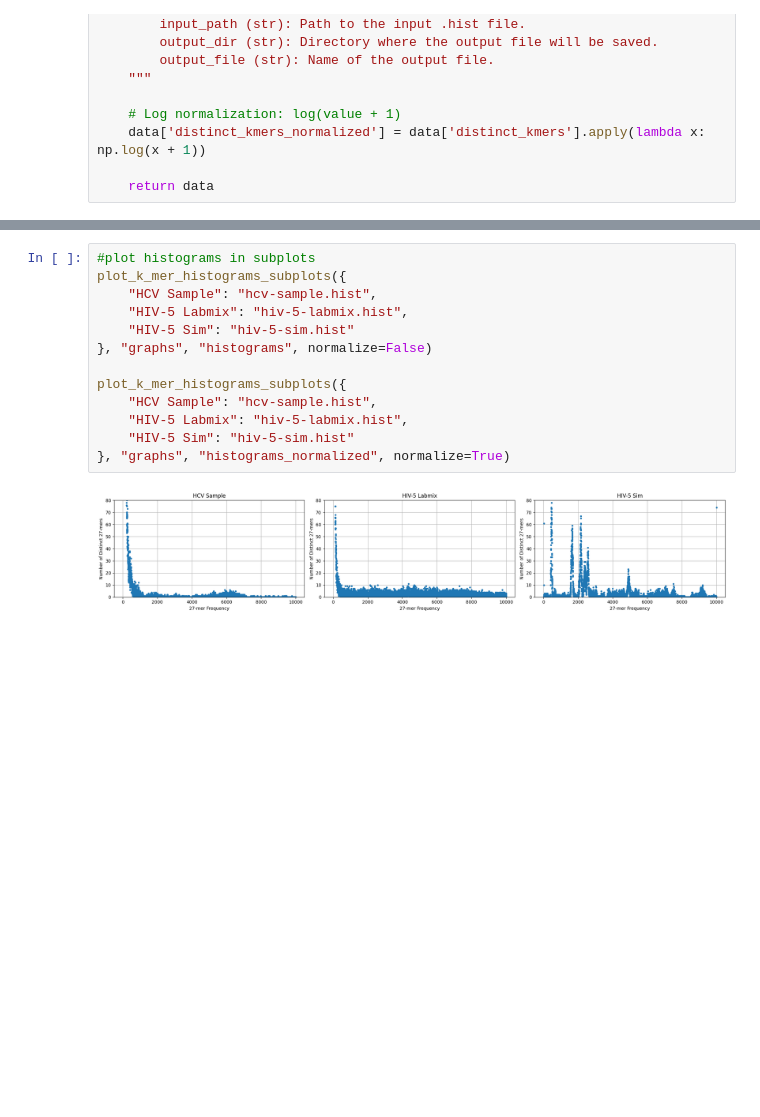
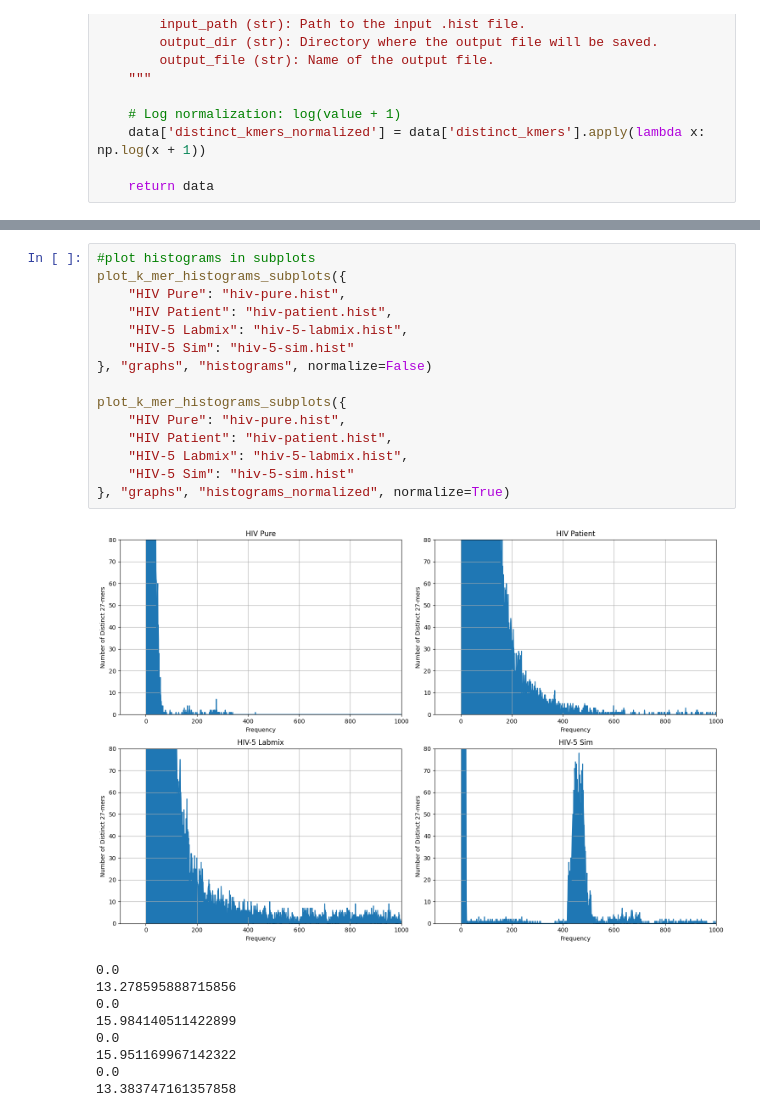
Before and after one commit to JoyceS13/viral-kmer-frequency-spectra, a Jupyter notebook: plotting.ipynb, the cells around one changed output, grey strips where cells are left out. Saved outputs shown, nothing was run; the diff lists cells and outputs as text; blank space fills up the shorter version.

```diff
--- a/plotting.ipynb
+++ b/plotting.ipynb
@@ -171,15 +220,25 @@ plot_kmer_histograms({
 # %%
 #plot histograms in subplots
 plot_k_mer_histograms_subplots({
-    "HCV Sample": "hcv-sample.hist",
+    "HIV Pure": "hiv-pure.hist",
+    "HIV Patient": "hiv-patient.hist",
     "HIV-5 Labmix": "hiv-5-labmix.hist",
     "HIV-5 Sim": "hiv-5-sim.hist"
 }, "graphs", "histograms", normalize=False)
 
 plot_k_mer_histograms_subplots({
-    "HCV Sample": "hcv-sample.hist",
+    "HIV Pure": "hiv-pure.hist",
+    "HIV Patient": "hiv-patient.hist",
     "HIV-5 Labmix": "hiv-5-labmix.hist",
     "HIV-5 Sim": "hiv-5-sim.hist"
 }, "graphs", "histograms_normalized", normalize=True)
 # %% [output]
-[figure, old version]
+[figure, new version]
+0.0
+13.278595888715856
+0.0
+15.984140511422899
+0.0
+15.951169967142322
+0.0
+13.383747161357858
```
Also changed, not shown: parts of 11 cells of this notebook, 5 other files.
